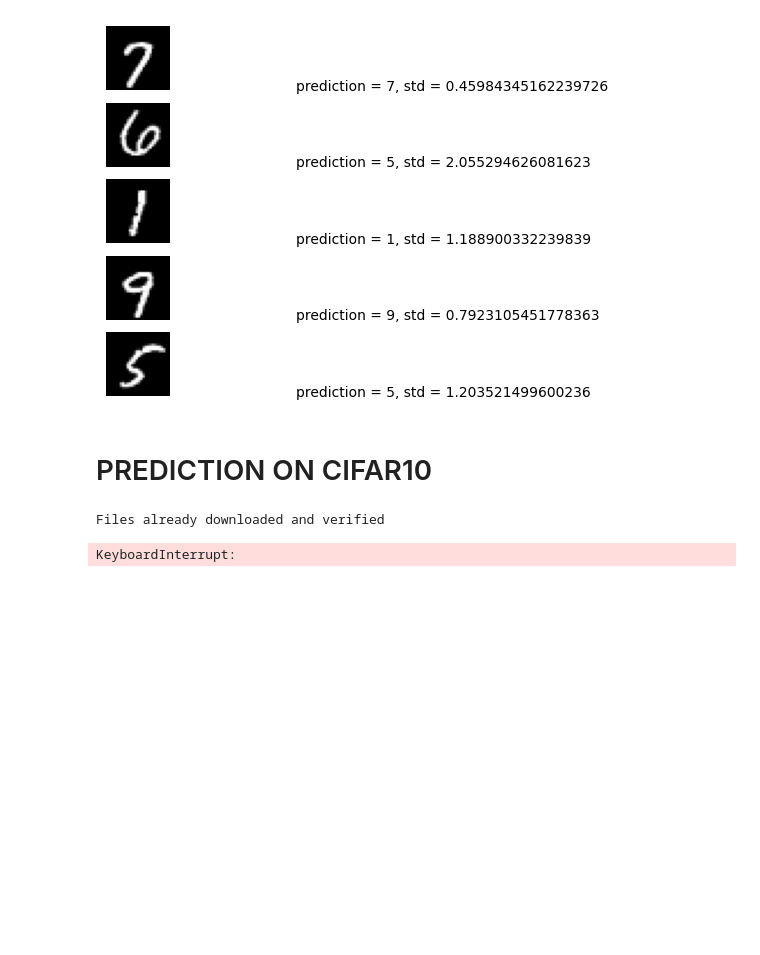
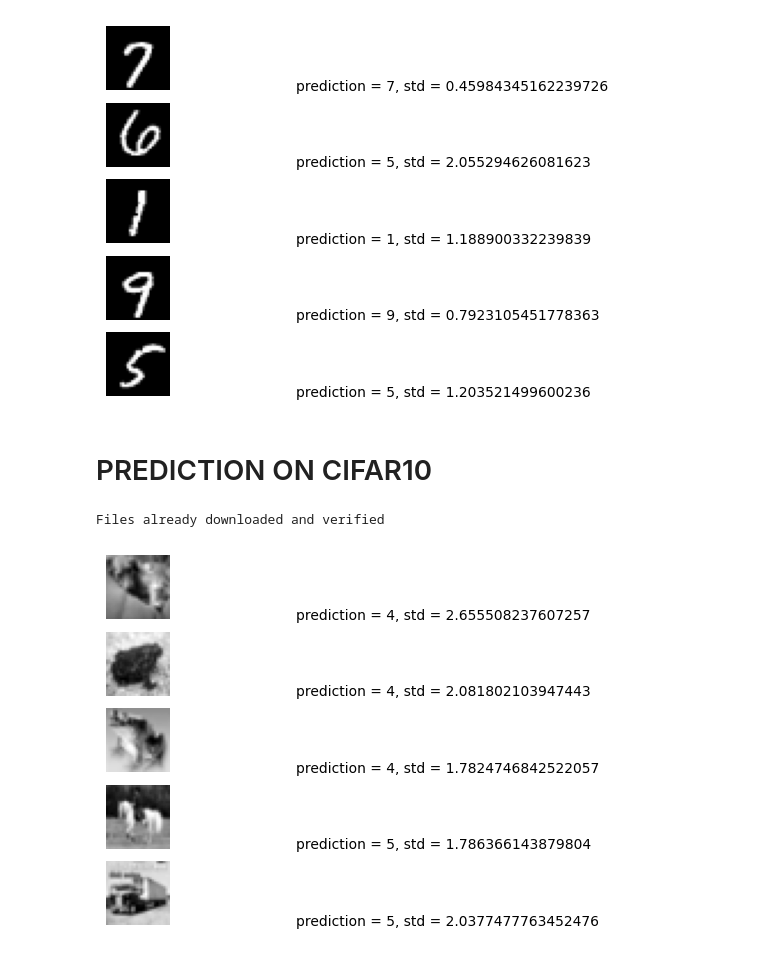
Before and after one commit to steven9909/BayesianNeuralNetwork, a Jupyter notebook: bnn.ipynb, the cells around one changed output. Drawn from its saved outputs; the diff is of its cells as text; code cells hidden in the pictures; blank space fills up the shorter version.

```diff
--- a/bnn.ipynb
+++ b/bnn.ipynb
@@ -191,19 +193,19 @@ display_inference(NUM_TO_DISPLAY, *calculate_inference(NUM_TO_DISPLAY, test_data
 # %%
 cifar_dataset = CIFAR10(
     root = os.getcwd(),
     train = False,
     download = True,
     transform = transforms.Compose(
         [
           transforms.ToTensor(),
           transforms.Resize((28, 28)),
           transforms.Grayscale(num_output_channels=1),
-          transforms.Normalize((0.5, 0.5, 0.5), (0.5, 0.5, 0.5))
+          transforms.Normalize((0.5,), (0.5,))
         ]
     )
 )
 
 display_inference(NUM_TO_DISPLAY, *calculate_inference(NUM_TO_DISPLAY, cifar_dataset, pred))
 # %% [output]
 Files already downloaded and verified
-KeyboardInterrupt:
+[figure, added]
```
Also changed, not shown: parts of 2 cells of this notebook.
